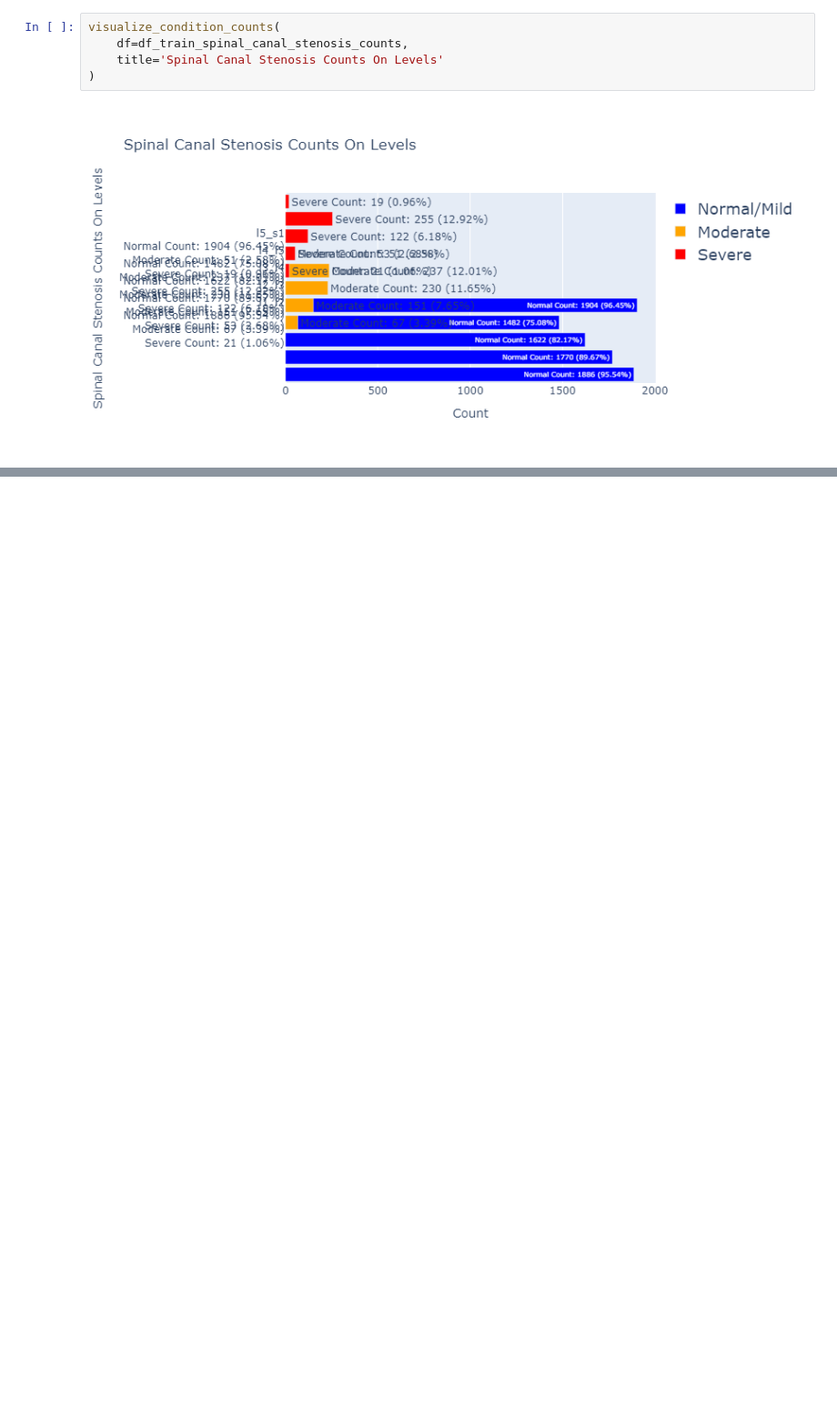
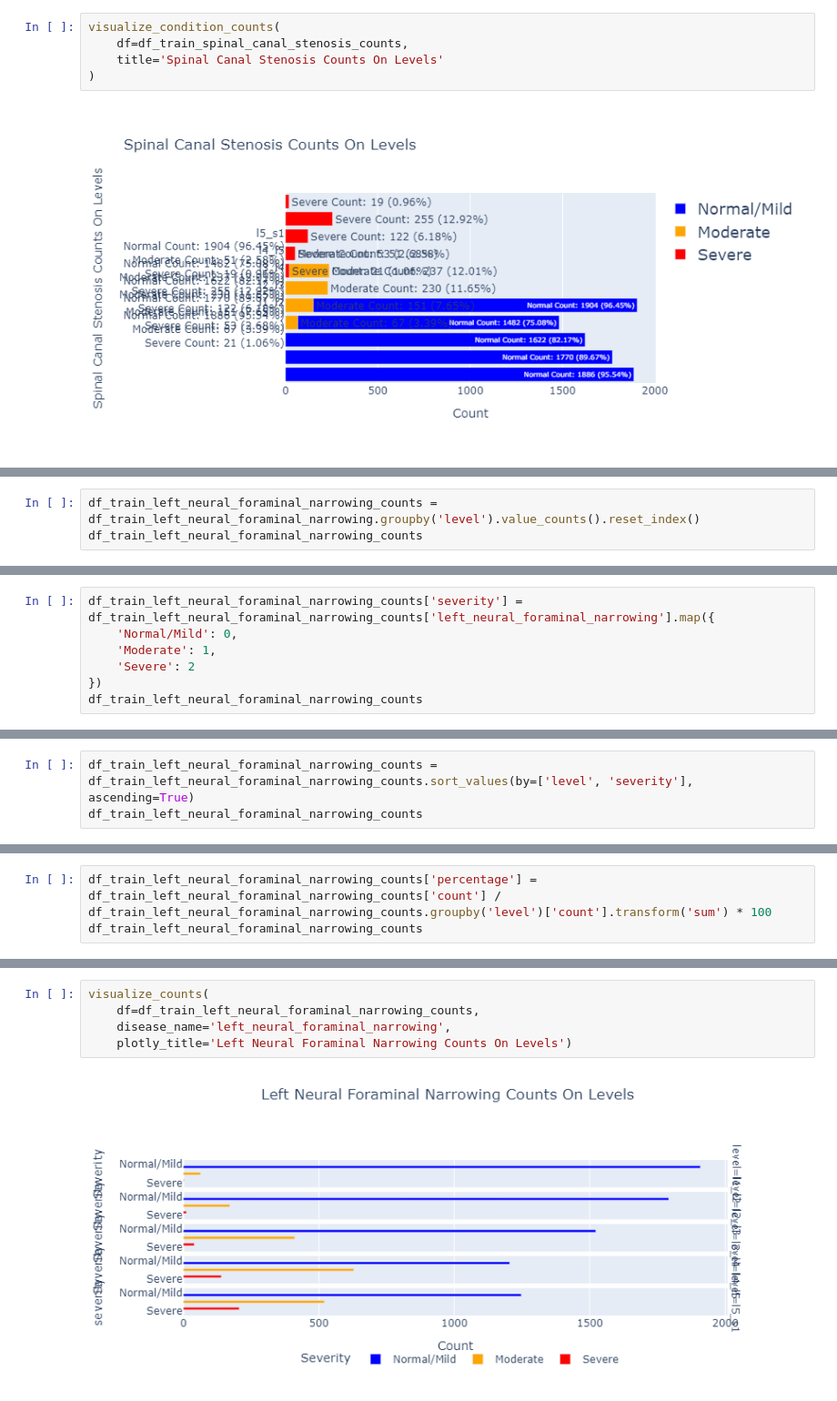
Before and after one commit to heejungdev00/MULICAMPUS_final_team1, a Jupyter notebook: choo/dataEDA.ipynb, the cells around one changed output, grey strips where cells are left out. Shown at 91% size. Saved outputs shown, nothing was run; the diff lists cells and outputs as text; blank space fills up the shorter version.

```diff
--- a/choo/dataEDA.ipynb
+++ b/choo/dataEDA.ipynb
@@ -468,0 +735,3 @@ fig.show()
+# %%
+df_train_left_neural_foraminal_narrowing_counts = df_train_left_neural_foraminal_narrowing.groupby('level').value_counts().reset_index()
+df_train_left_neural_foraminal_narrowing_counts
@@ -468,0 +755,7 @@ fig.show()
+# %%
+df_train_left_neural_foraminal_narrowing_counts['severity'] = df_train_left_neural_foraminal_narrowing_counts['left_neural_foraminal_narrowing'].map({
+    'Normal/Mild': 0,
+    'Moderate': 1,
+    'Severe': 2
+})
+df_train_left_neural_foraminal_narrowing_counts
@@ -468,0 +779,3 @@ fig.show()
+# %%
+df_train_left_neural_foraminal_narrowing_counts = df_train_left_neural_foraminal_narrowing_counts.sort_values(by=['level', 'severity'], ascending=True)
+df_train_left_neural_foraminal_narrowing_counts
@@ -468,0 +799,3 @@ fig.show()
+# %%
+df_train_left_neural_foraminal_narrowing_counts['percentage'] = df_train_left_neural_foraminal_narrowing_counts['count'] / df_train_left_neural_foraminal_narrowing_counts.groupby('level')['count'].transform('sum') * 100
+df_train_left_neural_foraminal_narrowing_counts
@@ -468,0 +963,7 @@ fig.show()
+# %%
+visualize_counts(
+    df=df_train_left_neural_foraminal_narrowing_counts,
+    disease_name='left_neural_foraminal_narrowing',
+    plotly_title='Left Neural Foraminal Narrowing Counts On Levels')
+# %% [output]
+[figure, added]
```
Also changed, not shown: parts of 111 cells of this notebook.
